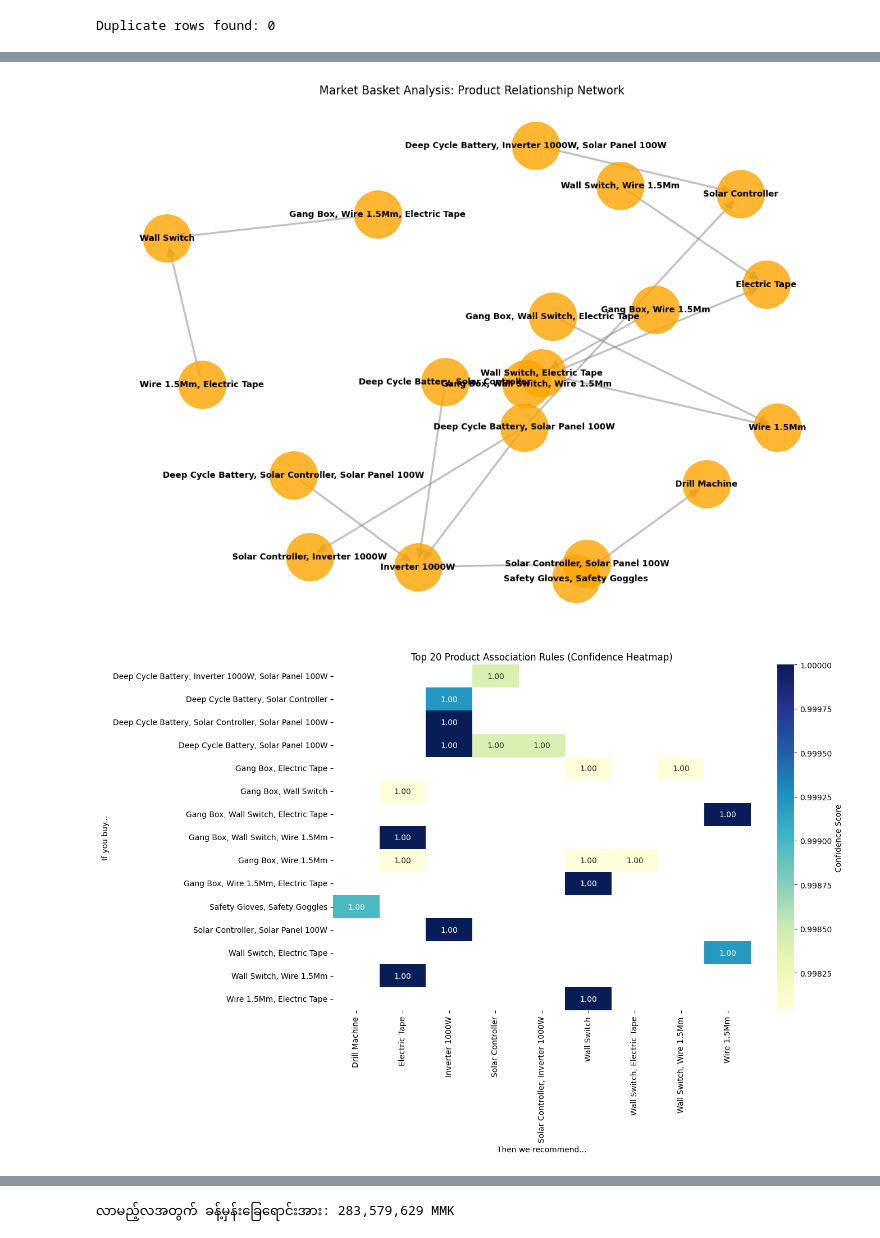
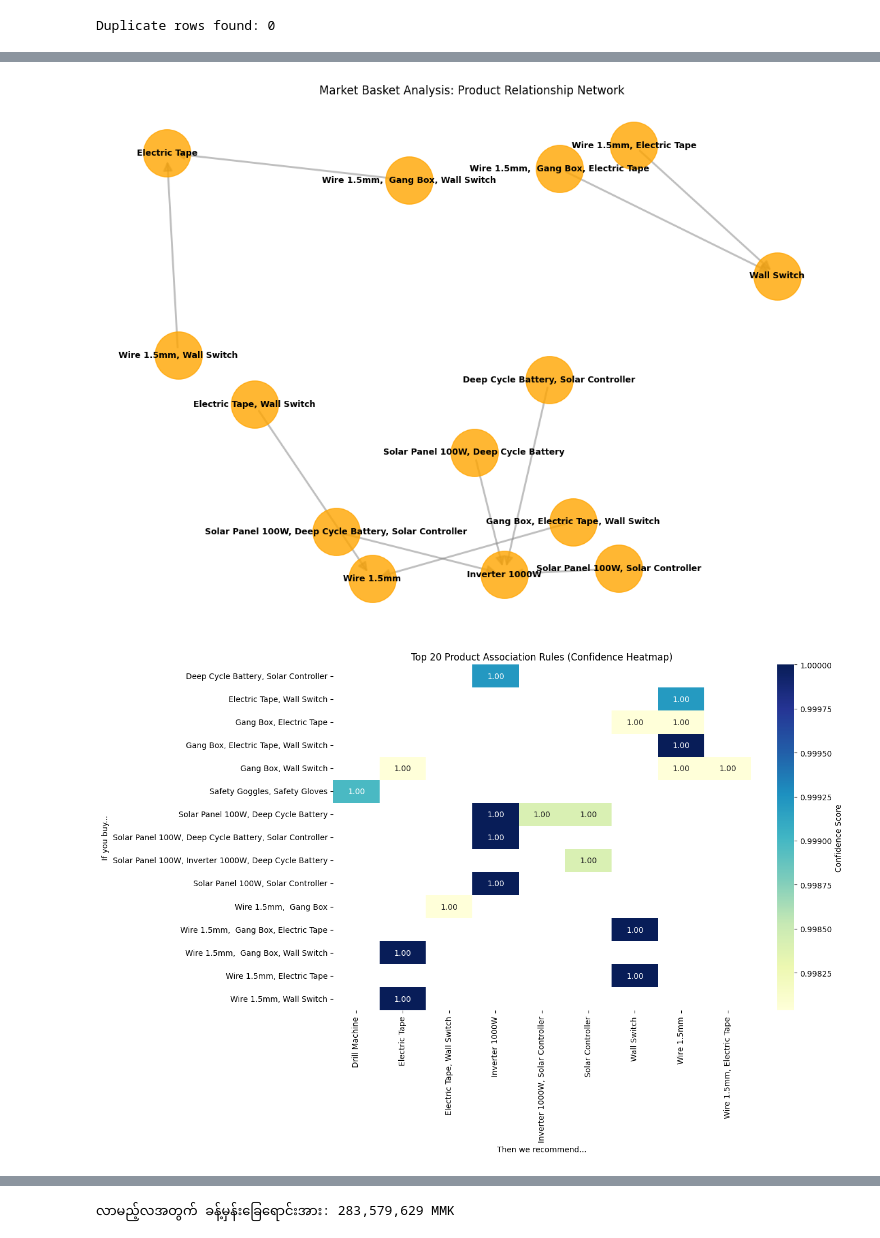
Before and after one commit to wailinnaing432019/electronic_pos_market_basket, a Jupyter notebook: mining_basket_v2.ipynb, the cells around one changed output, grey strips where cells are left out. Drawn from its saved outputs; the diff is of its cells as text; code cells hidden in the pictures.

```diff
--- a/mining_basket_v2.ipynb
+++ b/mining_basket_v2.ipynb
@@ -34,7 +34,8 @@ query_raw = """
         p.product_name,
         ti.quantity,
         p.price,
-        t.trans_date
+        t.trans_date,
+        t.status
     FROM transactions t
     JOIN transaction_items ti ON t.trans_id = ti.trans_id
     JOIN products p ON ti.product_id = p.product_id
@@ -141,4 +153,4 @@ dtype: int64
 
 
 # ၅။ String Normalization
-df_raw['product_name'] = df_raw['product_name'].str.strip().str.title() # ရှေ့နောက်ဖြတ်ပြီး စာလုံးအကြီးအသေး ညီအောင်လုပ်မယ်
+# df_raw['product_name'] = df_raw['product_name'].str.strip().str.title() # ရှေ့နောက်ဖြတ်ပြီး စာလုံးအကြီးအသေး ညီအောင်လုပ်မယ်
@@ -277,31 +399,31 @@ plt.show()
 # %%
 import networkx as nx
 
 # Top 15 rules ကိုပဲ ယူမယ်
-top_15 = rules_cleaned.head(15)
+top_15 = rules_cleaned.head(10)
 
 plt.figure(figsize=(14, 10))
 G = nx.DiGraph()
 
 for idx, row in top_15.iterrows():
     # Antecedent ကနေ Consequent ဆီကို မြှားဆွဲမယ်
     G.add_edge(row['antecedents_str'], row['consequents_str'], weight=row['confidence'])
 
 # နေရာချထားမှုပုံစံ (Spring layout က ကြည့်လို့အကောင်းဆုံးပါ)
 pos = nx.spring_layout(G, k=0.8, seed=42)
 
 # Nodes (ပစ္စည်းနာမည်များ) ဆွဲမယ်
 nx.draw_networkx_nodes(G, pos, node_size=2500, node_color="orange", alpha=0.8)
 nx.draw_networkx_labels(G, pos, font_size=9, font_weight="bold")
 
 # Edges (မြှားများ) ဆွဲမယ်
 nx.draw_networkx_edges(G, pos, width=2, edge_color="gray", arrowsize=20, alpha=0.5)
 
 plt.title("Market Basket Analysis: Product Relationship Network")
 plt.axis('off')
 plt.show()
 # %% [output]
-[figure, old version]
+[figure, new version]
 # %%
 from pandas.plotting import parallel_coordinates
 
@@ -320,7 +442,7 @@ plt.ylabel('If you buy...')
 plt.xlabel('Then we recommend...')
 plt.show()
 # %% [output]
-[figure, old version]
+[figure, new version]
 # %%
 # Confidence 0.3 ထက်များတဲ့ rules တွေထဲကမှ ကျပန်း ၂၀ ခုကို ရွေးမယ်
 # (random_state=42 ထည့်ထားရင် run တိုင်း ဒီ ၂၀ ခုပဲ ထွက်နေမှာမို့၊
```
Also changed, not shown: parts of 22 cells of this notebook, 6 other files.
